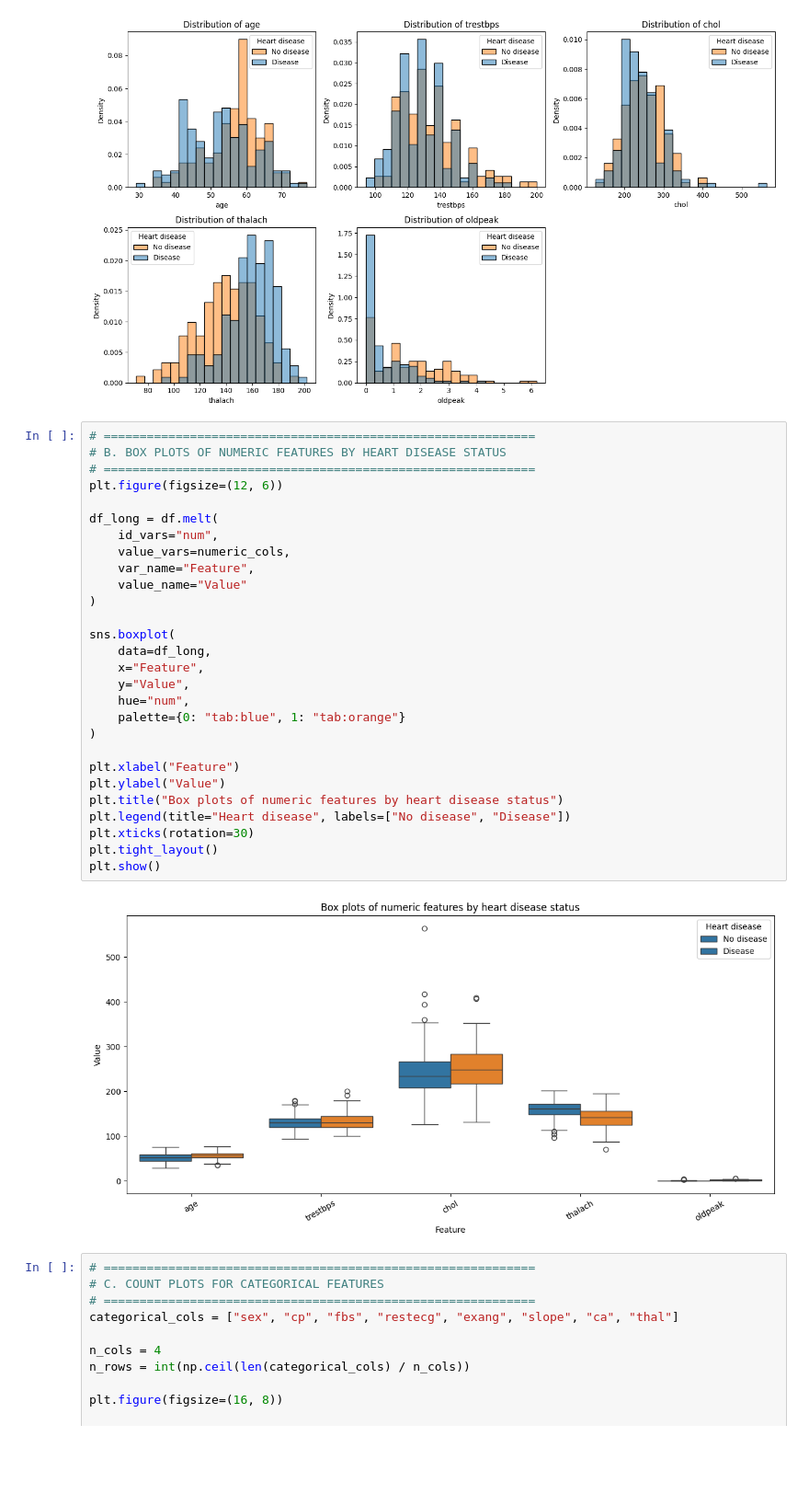
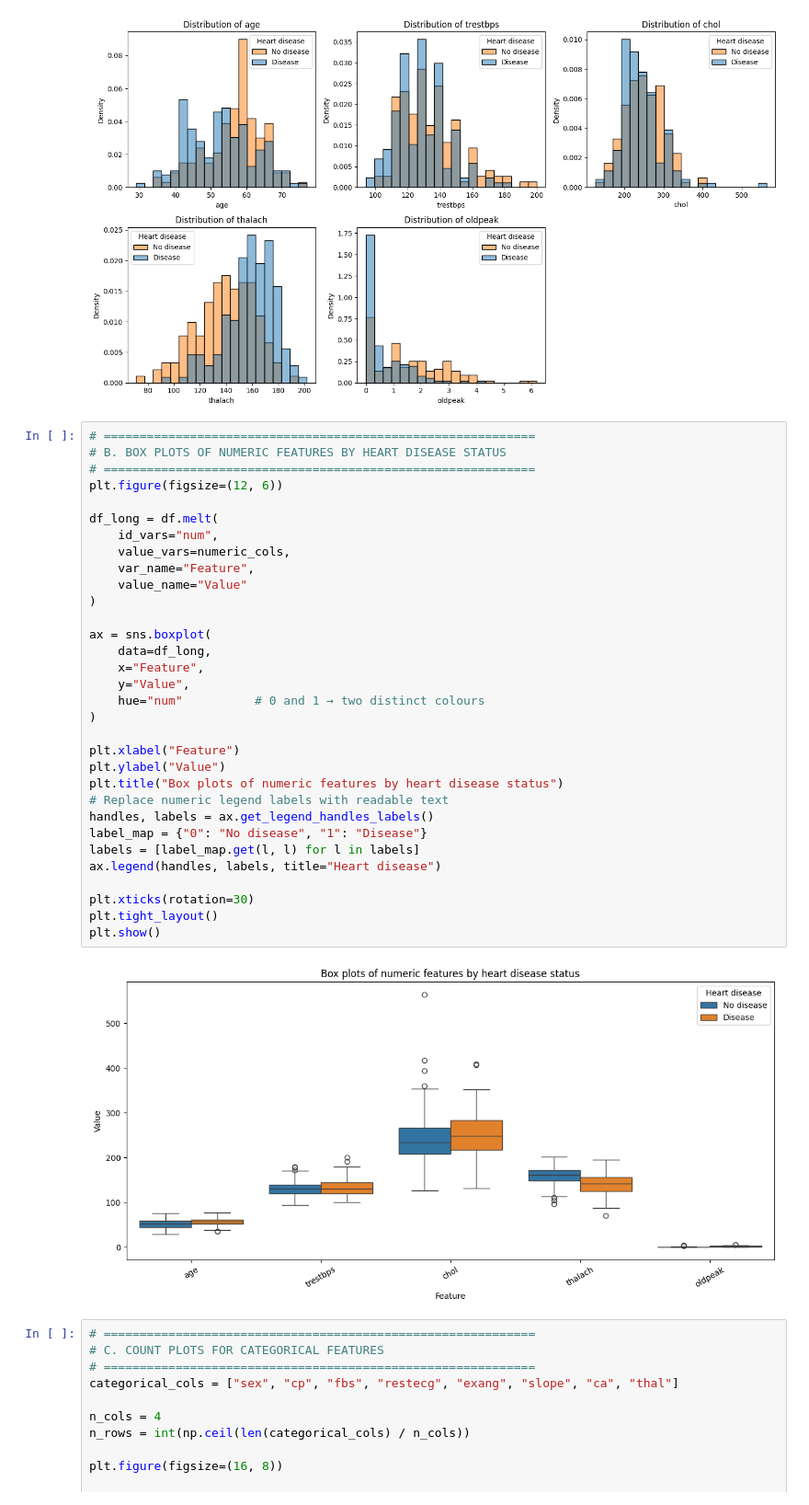
Before and after one commit to Dapaaj/Dis_predic, a Jupyter notebook: pythonmlmodels.ipynb, the cells around one changed output. Shown at 92% size. Drawn from its saved outputs; the diff is of its cells as text; blank space fills up the shorter version.

```diff
--- a/pythonmlmodels.ipynb
+++ b/pythonmlmodels.ipynb
@@ -156,33 +156,37 @@ plt.show()
 # %%
 # ============================================================
 # B. BOX PLOTS OF NUMERIC FEATURES BY HEART DISEASE STATUS
 # ============================================================
 plt.figure(figsize=(12, 6))
 
 df_long = df.melt(
     id_vars="num",
     value_vars=numeric_cols,
     var_name="Feature",
     value_name="Value"
 )
 
-sns.boxplot(
+ax = sns.boxplot(
     data=df_long,
     x="Feature",
     y="Value",
-    hue="num",
-    palette={0: "tab:blue", 1: "tab:orange"}
+    hue="num"          # 0 and 1 → two distinct colours
 )
 
 plt.xlabel("Feature")
 plt.ylabel("Value")
 plt.title("Box plots of numeric features by heart disease status")
-plt.legend(title="Heart disease", labels=["No disease", "Disease"])
+# Replace numeric legend labels with readable text
+handles, labels = ax.get_legend_handles_labels()
+label_map = {"0": "No disease", "1": "Disease"}
+labels = [label_map.get(l, l) for l in labels]
+ax.legend(handles, labels, title="Heart disease")
+
 plt.xticks(rotation=30)
 plt.tight_layout()
 plt.show()
 # %% [output]
-[figure, old version]
+[figure, new version]
 # %%
 # ============================================================
 # C. COUNT PLOTS FOR CATEGORICAL FEATURES
```
Also changed, not shown: parts of 4 cells of this notebook.
